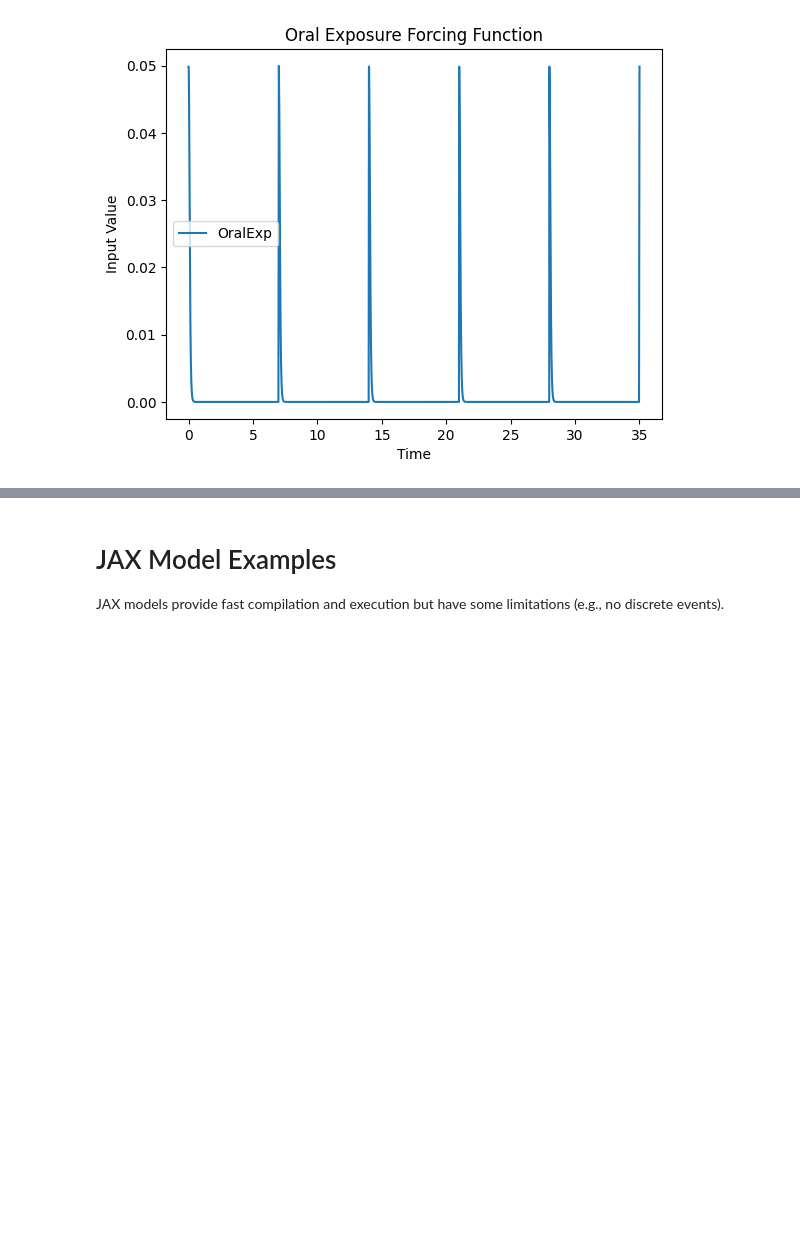
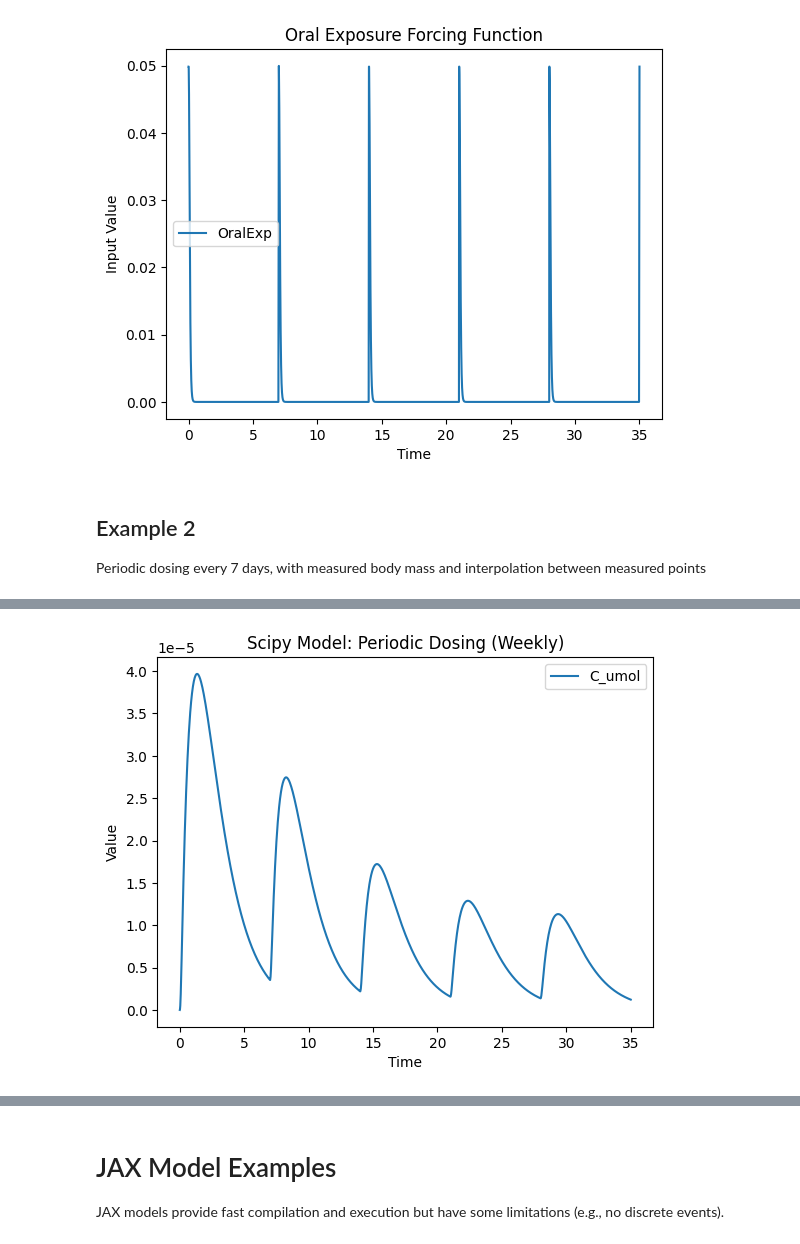
Before and after one commit to USEPA/PyMCSimMod, a Jupyter notebook: docs/notebooks/pk_dosing.ipynb, the cells around one changed output, grey strips where cells are left out. Cells and saved outputs as stored; diff of their text form; code cells hidden in the pictures; blank space fills up the shorter version.

```diff
--- a/docs/notebooks/pk_dosing.ipynb
+++ b/docs/notebooks/pk_dosing.ipynb
@@ -82,3 +91,30 @@ plt.title('Oral Exposure Forcing Function')
 plt.show()
 # %% [output]
 [figure]
+# %% [markdown]
+## Example 2
+
+Periodic dosing every 7 days, with measured body mass and interpolation between measured points
+# %%
+scipy_model = ScipyModel(model=filename)
+scipy_model.update_constants(OralDose=50)
+
+time_points = [0, 7, 14, 21, 28, 35]  # weeks
+bodyweights = [20, 30, 50, 70, 80, 90]  # kg
+scipy_model.assign_forcing_function('M_in', times=time_points, values=bodyweights)
+
+scipy_model.assign_forcing_function(
+    'OralExp',
+    'PerDose',
+    t0=0,
+    duration=scipy_model.parameters['OralDur'],
+    period=7,
+    s=10.0  # Custom smoothing parameter (default is 10.0)
+)
+
+times = np.linspace(0, 35, 1000)
+solution = scipy_model.run_model(times)
+solution.plot_results(variables=['C_umol'])
+plt.title('Scipy Model: Periodic Dosing (Weekly)')
+plt.show()
+# %% [output]
@@ -84,0 +122 @@ plt.show()
+[figure, added]
```
Also changed, not shown: parts of 27 cells of this notebook.
